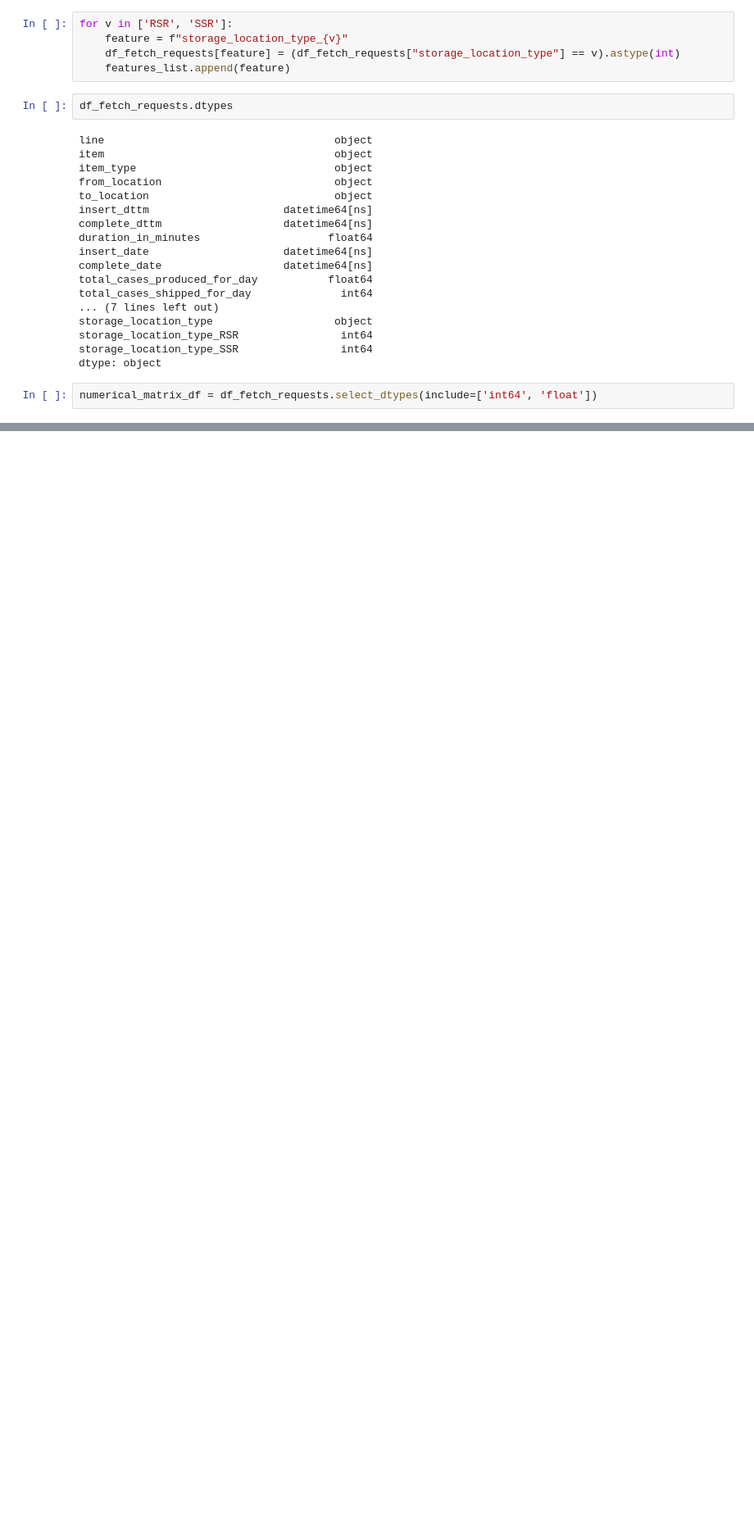
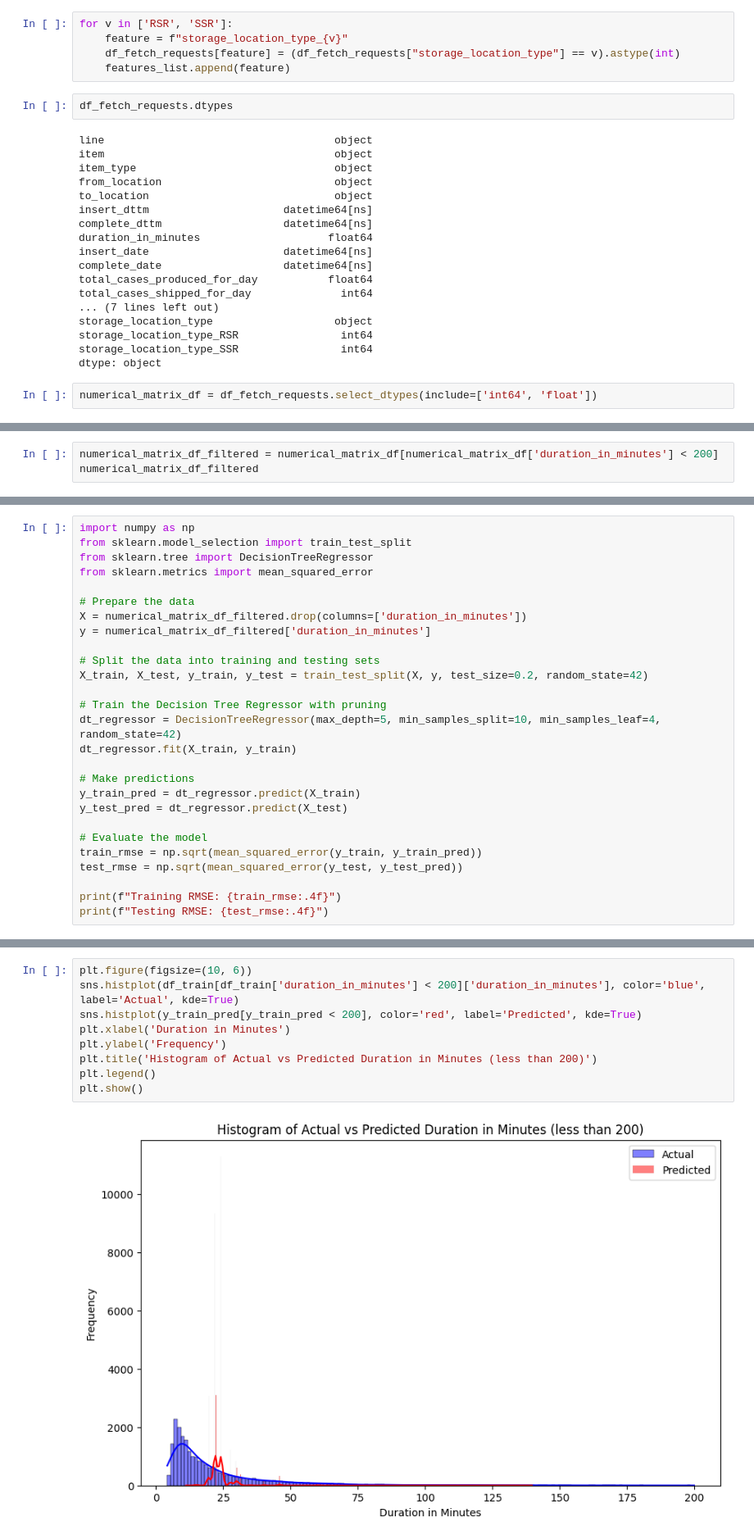
Before and after one commit to dandrew-nbl/autocall-retrieval-predictor, a Jupyter notebook: data_prep.ipynb, the cells around one changed output, grey strips where cells are left out. Shown: that part at 82% size. Drawn from its saved outputs; the diff is of its cells as text; blank space fills up the shorter version.

Commit message:
Updated data_prep notebook with new analysis

```diff
--- a/data_prep.ipynb
+++ b/data_prep.ipynb
@@ -1134,0 +356,3 @@ Standard deviation: 4.97
+# %%
+numerical_matrix_df_filtered = numerical_matrix_df[numerical_matrix_df['duration_in_minutes'] < 200]
+numerical_matrix_df_filtered
@@ -1134,0 +380,27 @@ Standard deviation: 4.97
+# %%
+import numpy as np
+from sklearn.model_selection import train_test_split
+from sklearn.tree import DecisionTreeRegressor
+from sklearn.metrics import mean_squared_error
+
+# Prepare the data
+X = numerical_matrix_df_filtered.drop(columns=['duration_in_minutes'])
+y = numerical_matrix_df_filtered['duration_in_minutes']
+
+# Split the data into training and testing sets
+X_train, X_test, y_train, y_test = train_test_split(X, y, test_size=0.2, random_state=42)
+
+# Train the Decision Tree Regressor with pruning
+dt_regressor = DecisionTreeRegressor(max_depth=5, min_samples_split=10, min_samples_leaf=4, random_state=42)
+dt_regressor.fit(X_train, y_train)
+
+# Make predictions
+y_train_pred = dt_regressor.predict(X_train)
+y_test_pred = dt_regressor.predict(X_test)
+
+# Evaluate the model
+train_rmse = np.sqrt(mean_squared_error(y_train, y_train_pred))
+test_rmse = np.sqrt(mean_squared_error(y_test, y_test_pred))
+
+print(f"Training RMSE: {train_rmse:.4f}")
+print(f"Testing RMSE: {test_rmse:.4f}")
@@ -1134,0 +415,11 @@ Standard deviation: 4.97
+# %%
+plt.figure(figsize=(10, 6))
+sns.histplot(df_train[df_train['duration_in_minutes'] < 200]['duration_in_minutes'], color='blue', label='Actual', kde=True)
+sns.histplot(y_train_pred[y_train_pred < 200], color='red', label='Predicted', kde=True)
+plt.xlabel('Duration in Minutes')
+plt.ylabel('Frequency')
+plt.title('Histogram of Actual vs Predicted Duration in Minutes (less than 200)')
+plt.legend()
+plt.show()
+# %% [output]
+[figure, added]
```
Also changed, not shown: parts of 44 cells of this notebook.
